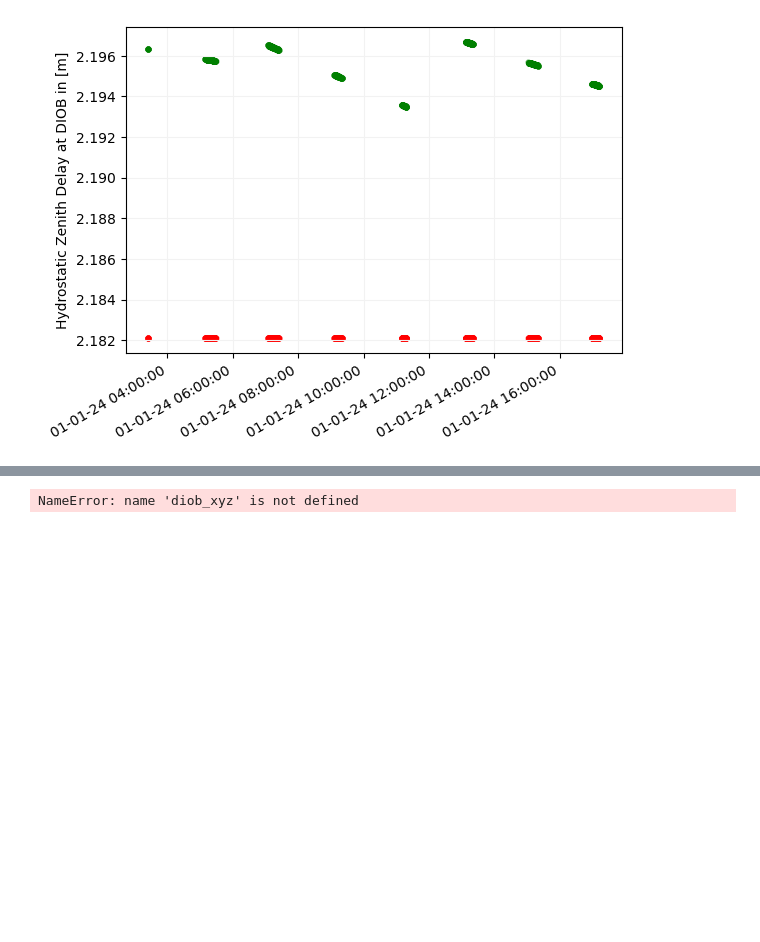
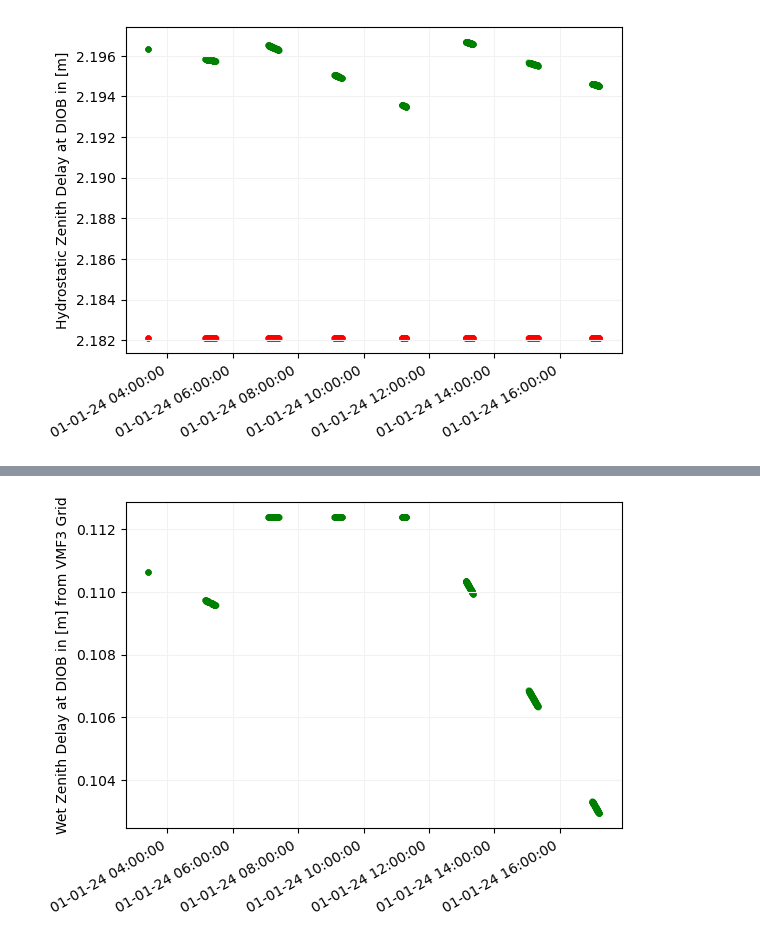
Before and after one commit to DSOlab/AcademicSoftware, a Jupyter notebook: JupiterLab/doris_days/atmo/atmosphere.ipynb, the cells around one changed output, grey strips where cells are left out. Saved outputs shown, nothing was run; the diff lists cells and outputs as text; code cells hidden in the pictures; blank space fills up the shorter version.

```diff
--- a/JupiterLab/doris_days/atmo/atmosphere.ipynb
+++ b/JupiterLab/doris_days/atmo/atmosphere.ipynb
@@ -119,7 +119,7 @@ vmf3_data = join(data_path, "y2024.vmf3_d")
 # Initialize VMF3 from (DORIS) site data
 vmf = SiteVmf3(vmf3_data, site_name)
 # Request VMF3 for each epoch in the ts array
-vmf3_dL = [ vmf.tropo_dealy_info(site_name, lat, lon, np.pi, t) for t in [at2pt(ti) for ti in ts] ]
+vmf3_dL = [ vmf.tropo_dealy_info(site_name, lat, lon, np.pi/4., t) for t in [at2pt(ti) for ti in ts] ]
 # Plot
 plt.scatter([at2pt(ti) for ti in ts], dL, alpha=0.5, s=12, c='red')
 plt.scatter([at2pt(ti) for ti in ts], [d["zhd"] for d in vmf3_dL], alpha=0.5, s=12, c='green')
@@ -134,38 +138,10 @@ plt.show()
 # %%
-# lets store time and range-rate measurements to plot them later on
-ts = []; zd = []; elvs = [];
-
-# for every block in the RINEX file
-for block in rnx:
-    # for every beacon in the block
-    for beacon, data in block:
-        # match DIOB
-        if beacon == rnx.name2id('DIOB'):
-
-            # use the block-provided clock correction to get to (approximate) TAI
-            # date(TAI) = epoch + receiver clock offset
-            tai = block.t() + attotime.attotimedelta(nanoseconds=block.clock_offset() * 1e9)
-
-            # satellite position
-            satx, saty, satz, _ = intrp.sat_at('L40', tai)
-            rsat = np.array([satx, saty, satz])
-
-            _, _, el = azele(rsat, diob_xyz)
-            dT = vmf.tropo_dealy('DIOB', lat, lon, el, at2pt(tai))
-
-            ts.append(tai)
-            zd.append(dT)
-            elvs.append(np.degrees(el))
-
-plt.scatter([at2pt(ti) for ti in ts], zd, alpha=0.5, s=12, c='red')
+plt.scatter([at2pt(ti) for ti in ts], [d["zwd"] for d in vmf3_dL], alpha=0.5, s=12, c='green')
 plt.grid(color='0.95')
-plt.ylabel(f"Tropospheric Dalay at DIOB [m]")
-plt.title(f"Satellite {rnx.sat_name}")
-# Format the datetime x-axis
+plt.ylabel(f"Wet Zenith Delay at {site_name} in [m] from VMF3 Grid")
 ax = plt.gca()
-ax.xaxis.set_major_formatter(mdates.DateFormatter("%j-%y %H:%M"))
-# auto-rotate date labels for readability
+ax.xaxis.set_major_formatter(mdates.DateFormatter("%d-%m-%y %H:%M:%S"))
 plt.gcf().autofmt_xdate()
 plt.show()
 # %% [output]
-NameError: name 'diob_xyz' is not defined
+[figure, added]
```
Also changed, not shown: parts of 9 cells of this notebook, 3 other files.
